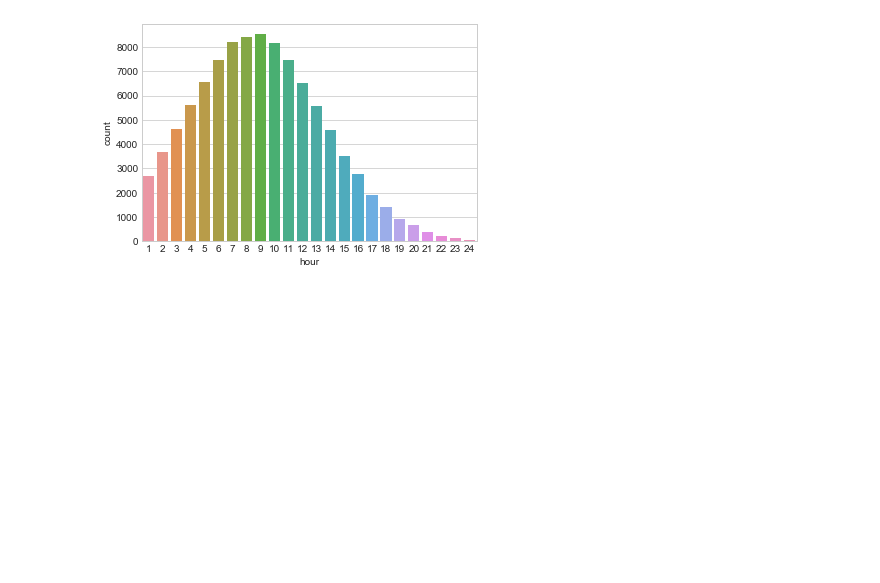
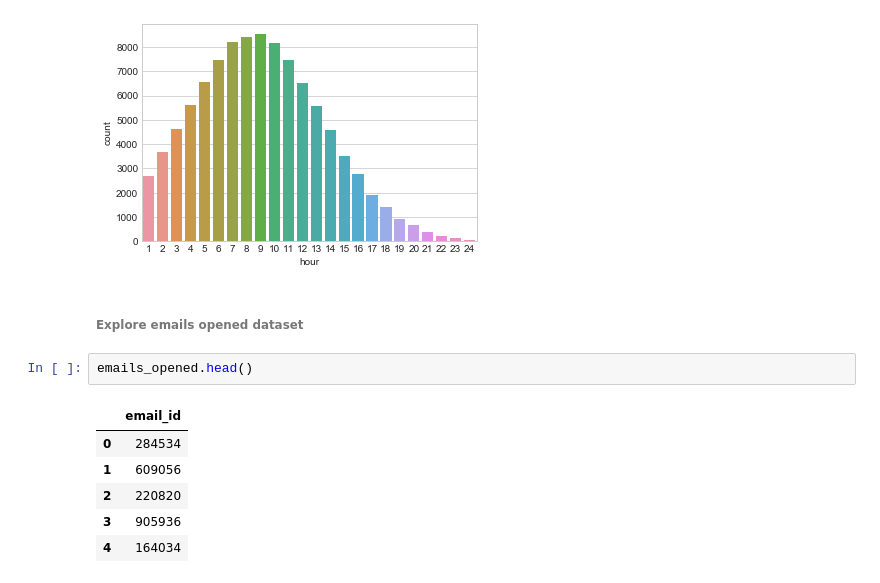
Before and after one commit to LilyElizabethJohn/Take-Home-Challenges---Giulio-Palombo, a Jupyter notebook: Email Campaign - Take Home Challenge 7.ipynb, the cells around one changed output. Saved outputs shown, nothing was run; the diff lists cells and outputs as text; blank space fills up the shorter version.

```diff
--- a/Email Campaign - Take Home Challenge 7.ipynb
+++ b/Email Campaign - Take Home Challenge 7.ipynb
@@ -178,3 +178,14 @@ sns.countplot(emails.hour)
 # %% [output]
 <matplotlib.axes._subplots.AxesSubplot at 0x...>
 [figure]
+# %% [markdown]
+###### Explore emails opened dataset
+# %%
+emails_opened.head()
+# %% [output]
+|  | email_id |
+| 0 | 284534 |
+| 1 | 609056 |
+| 2 | 220820 |
+| 3 | 905936 |
+| 4 | 164034 |
```
Also changed, not shown: parts of 4 cells of this notebook.
